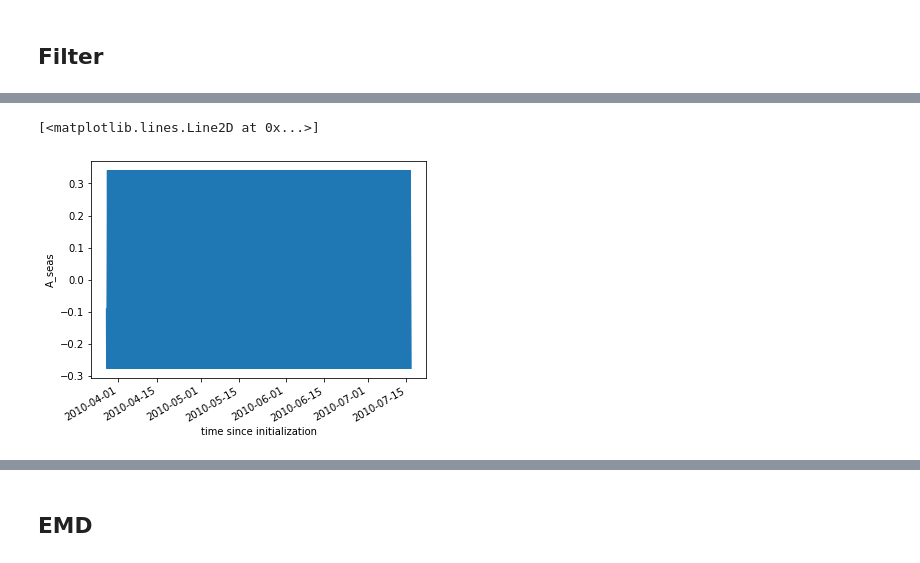
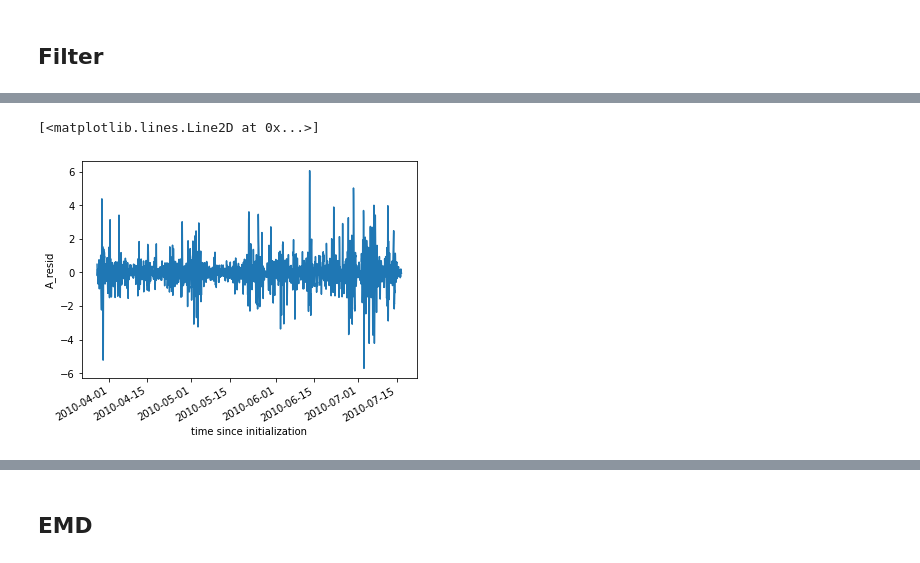
Before and after one commit to galendal/FACTS, a Jupyter notebook: MCA.ipynb, the cells around one changed output, grey strips where cells are left out. Drawn from its saved outputs; the diff is of its cells as text; code cells hidden in the pictures.

```diff
--- a/MCA.ipynb
+++ b/MCA.ipynb
@@ -237,0 +213,6 @@ res.V.isel(mode=0).unstack('z').plot()
+# %%
+mode=0
+fig, axes = plt.subplots(nrows=1, ncols=2, figsize=(15,5))
+
+res.U.isel(mode=0).unstack('z').plot(ax=axes[0])
+res.V.isel(mode=0).unstack('z').plot(ax=axes[1])
@@ -265,7 +253,7 @@ res=res.isel(mode=np.arange(0,20))
 # %%
 nmodes=6
 modes=np.arange(0,nmodes)
-tmp=res.isel(mode=0).drop('depth')
+tmp=res.isel(mode=0)
 fig,axes=plt.subplots(ncols=2,nrows=nmodes,figsize=(20,20))
 levels=[-1,-0.9,-0.6,-0.2,0,0.2,0.6,0.9,1]
 for mode in modes:
@@ -304,7 +279,7 @@ plt.imshow(ts_new[0],cmap='binary',origin='lower')
 ## Time series
 Focus on the time variability. Resample to a period of 1 hour.
 # %%
-pcs=res[['A','B']].drop('depth').resample(time='H').interpolate()
+pcs=res[['A','B']].resample(time='H').interpolate()
 pcs
 # %% [output]
 <xarray.Dataset>
@@ -511,6 +424,6 @@ tmpA.plot()
 # %%
 from statsmodels.tsa.seasonal import seasonal_decompose
-period=7
+period=11
 decomp=pcs.copy()
 decomp['A_trend']=xr.zeros_like(decomp['A'])
 decomp['A_seas']=xr.zeros_like(decomp['A'])
@@ -518,15 +431,15 @@ decomp['A_resid']=xr.zeros_like(decomp['A'])
 decomp['B_trend']=xr.zeros_like(decomp['B'])
 decomp['B_seas']=xr.zeros_like(decomp['B'])
 decomp['B_resid']=xr.zeros_like(decomp['B'])
-decomp['A_trend'].loc[dict(mode=0)]=seas.trend
-decomp.A_trend.isel(mode=0)
+#decomp['A_trend'].loc[dict(mode=0)]=seas.trend
+#decomp.A_trend.isel(mode=0)
 
 for mode in pcs.mode:
-    tmpA=seasonal_decompose(pcs.A.isel(mode=mode).data, model='additive', period=period)
+    tmpA=STL(pcs.A.isel(mode=mode).data, period=period).fit()
     decomp['A_trend'].loc[dict(mode=mode)]=tmpA.trend
     decomp['A_seas'].loc[dict(mode=mode)]=tmpA.seasonal
     decomp['A_resid'].loc[dict(mode=mode)]=tmpA.resid
-    tmpB=seasonal_decompose(pcs.A.isel(mode=mode).data, model='additive', period=period)
+    tmpB=STL(pcs.A.isel(mode=mode).data, period=period).fit()
     decomp['B_trend'].loc[dict(mode=mode)]=tmpB.trend
     decomp['B_seas'].loc[dict(mode=mode)]=tmpB.seasonal
     decomp['B_resid'].loc[dict(mode=mode)]=tmpB.resid
@@ -550,6 +463,6 @@ Data variables:
 # %%
-decomp.A_seas.isel(mode=0).plot()
+decomp.A_resid.isel(mode=0).plot()
 # %% [output]
 [<matplotlib.lines.Line2D at 0x...>]
-[figure, old version]
+[figure, new version]
 # %%
```
Also changed, not shown: parts of 50 cells of this notebook.
